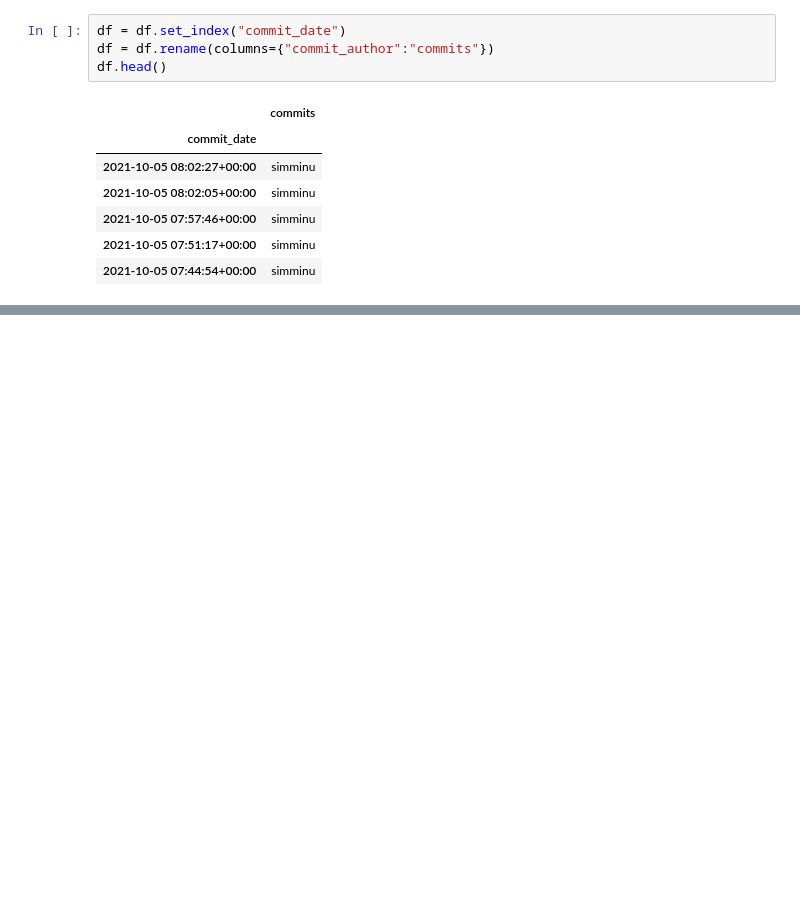
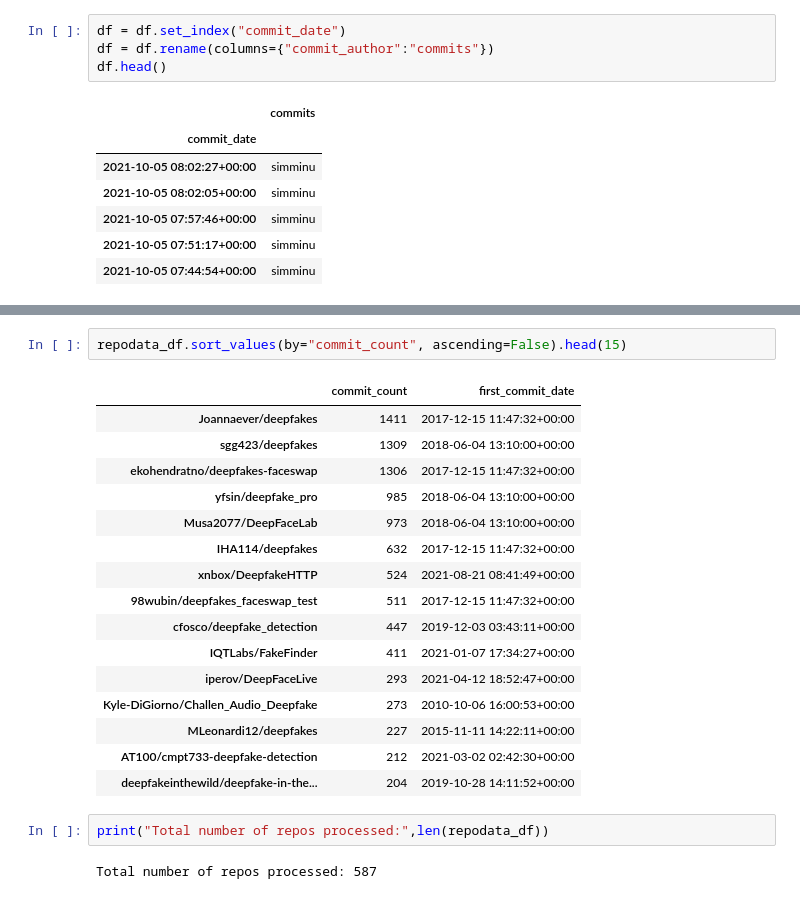
Before and after one commit to solalatus/deepfake_popularity, a Jupyter notebook: github_analyzer.ipynb, the cells around one changed output, grey strips where cells are left out. Drawn from its saved outputs; the diff is of its cells as text; blank space fills up the shorter version.

```diff
--- a/github_analyzer.ipynb
+++ b/github_analyzer.ipynb
@@ -78,0 +111,23 @@ plt.show()
+# %%
+repodata_df.sort_values(by="commit_count", ascending=False).head(15)
+# %% [output]
+|  | commit_count | first_commit_date |
+| Joannaever/deepfakes | 1411 | 2017-12-15 11:47:32+00:00 |
+| sgg423/deepfakes | 1309 | 2018-06-04 13:10:00+00:00 |
+| ekohendratno/deepfakes-faceswap | 1306 | 2017-12-15 11:47:32+00:00 |
+| yfsin/deepfake_pro | 985 | 2018-06-04 13:10:00+00:00 |
+| Musa2077/DeepFaceLab | 973 | 2018-06-04 13:10:00+00:00 |
+| IHA114/deepfakes | 632 | 2017-12-15 11:47:32+00:00 |
+| xnbox/DeepfakeHTTP | 524 | 2021-08-21 08:41:49+00:00 |
+| 98wubin/deepfakes_faceswap_test | 511 | 2017-12-15 11:47:32+00:00 |
+| cfosco/deepfake_detection | 447 | 2019-12-03 03:43:11+00:00 |
+| IQTLabs/FakeFinder | 411 | 2021-01-07 17:34:27+00:00 |
+| iperov/DeepFaceLive | 293 | 2021-04-12 18:52:47+00:00 |
+| Kyle-DiGiorno/Challen_Audio_Deepfake | 273 | 2010-10-06 16:00:53+00:00 |
+| MLeonardi12/deepfakes | 227 | 2015-11-11 14:22:11+00:00 |
+| AT100/cmpt733-deepfake-detection | 212 | 2021-03-02 02:42:30+00:00 |
+| deepfakeinthewild/deepfake-in-the... | 204 | 2019-10-28 14:11:52+00:00 |
+# %%
+print("Total number of repos processed:",len(repodata_df))
+# %% [output]
+Total number of repos processed: 587
```
Also changed, not shown: parts of 7 cells of this notebook, 3 other files.
